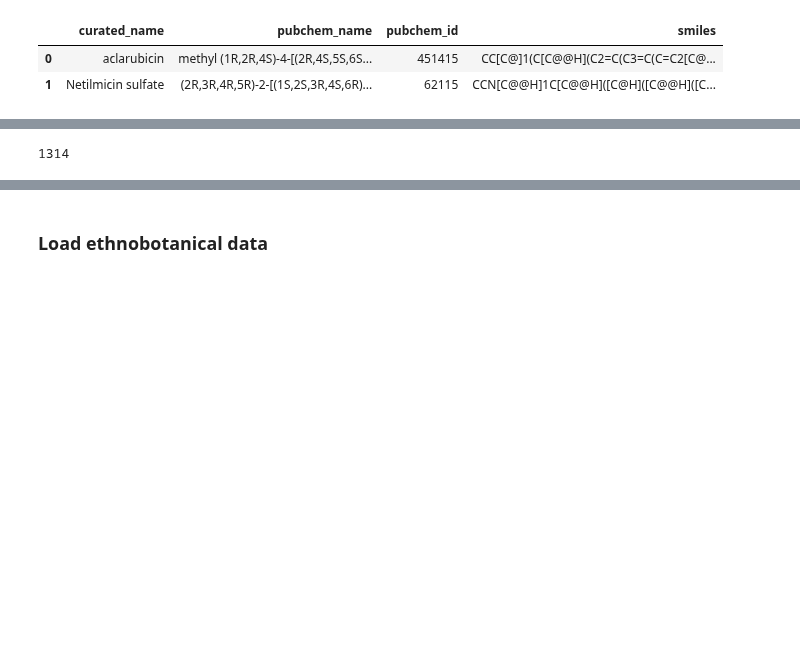
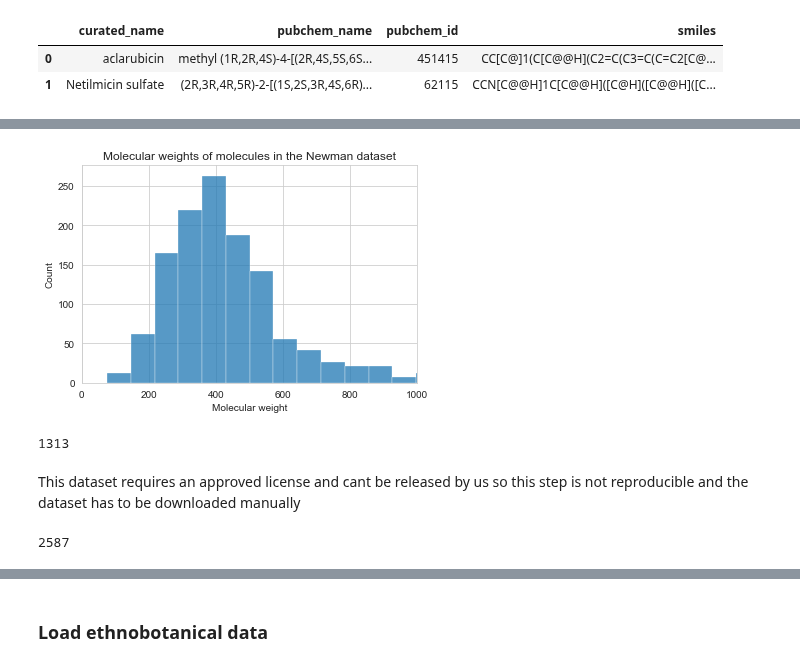
Before and after one commit to enveda/plant-chemical-space, a Jupyter notebook: notebooks/5_newman_chemical.ipynb, the cells around one changed output, grey strips where cells are left out. Saved outputs shown, nothing was run; the diff lists cells and outputs as text; code cells hidden in the pictures; blank space fills up the shorter version.

```diff
--- a/notebooks/5_newman_chemical.ipynb
+++ b/notebooks/5_newman_chemical.ipynb
@@ -82,6 +87,10 @@ len(smiles_in_data)
 # %%
 all_inchikeys = set()
 skipped = 0
+
+low_molecular_weights = []
+
+molecular_weights = []
 
 for smiles in tqdm(smiles_in_data):
     try:
@@ -89,8 +98,25 @@ for smiles in tqdm(smiles_in_data):
     except:
         skipped += 1
 
+    mol_weight = ExactMolWt(mol)
+
+    molecular_weights.append(mol_weight)
+
+    if mol_weight < 150:
+        low_molecular_weights.append(smiles)
+
     all_inchikeys.add(InchiToInchiKey(MolToInchi(mol)))
+# %%
+sns.histplot(molecular_weights, bins=100)
+plt.title('Molecular weights of molecules in the Newman dataset')
+plt.xlabel('Molecular weight')
+plt.xlim(0, 1000)
+plt.show()
+# %% [output]
+[figure, added]
 # %%
 len(all_inchikeys)
 # %% [output]
-1314
+1313
+# %% [markdown]
+This dataset requires an approved license and cant be released by us so this step is not reproducible and the dataset has to be downloaded manually
@@ -96,0 +129,4 @@ len(all_inchikeys)
+# %%
+drugbank_approved_df.shape[0]
+# %% [output]
+2587
```
Also changed, not shown: parts of 36 cells of this notebook, 1 other file.
